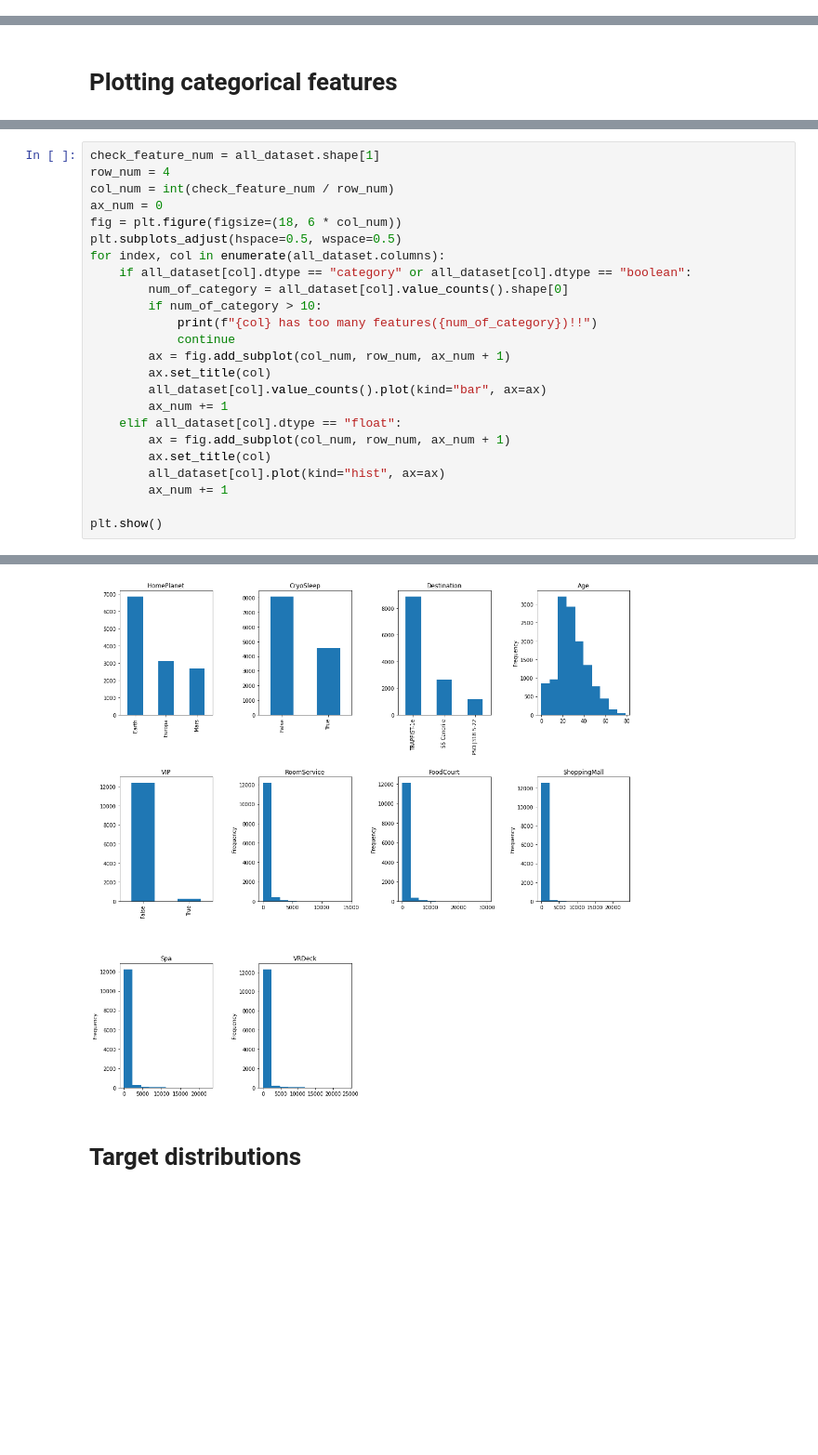
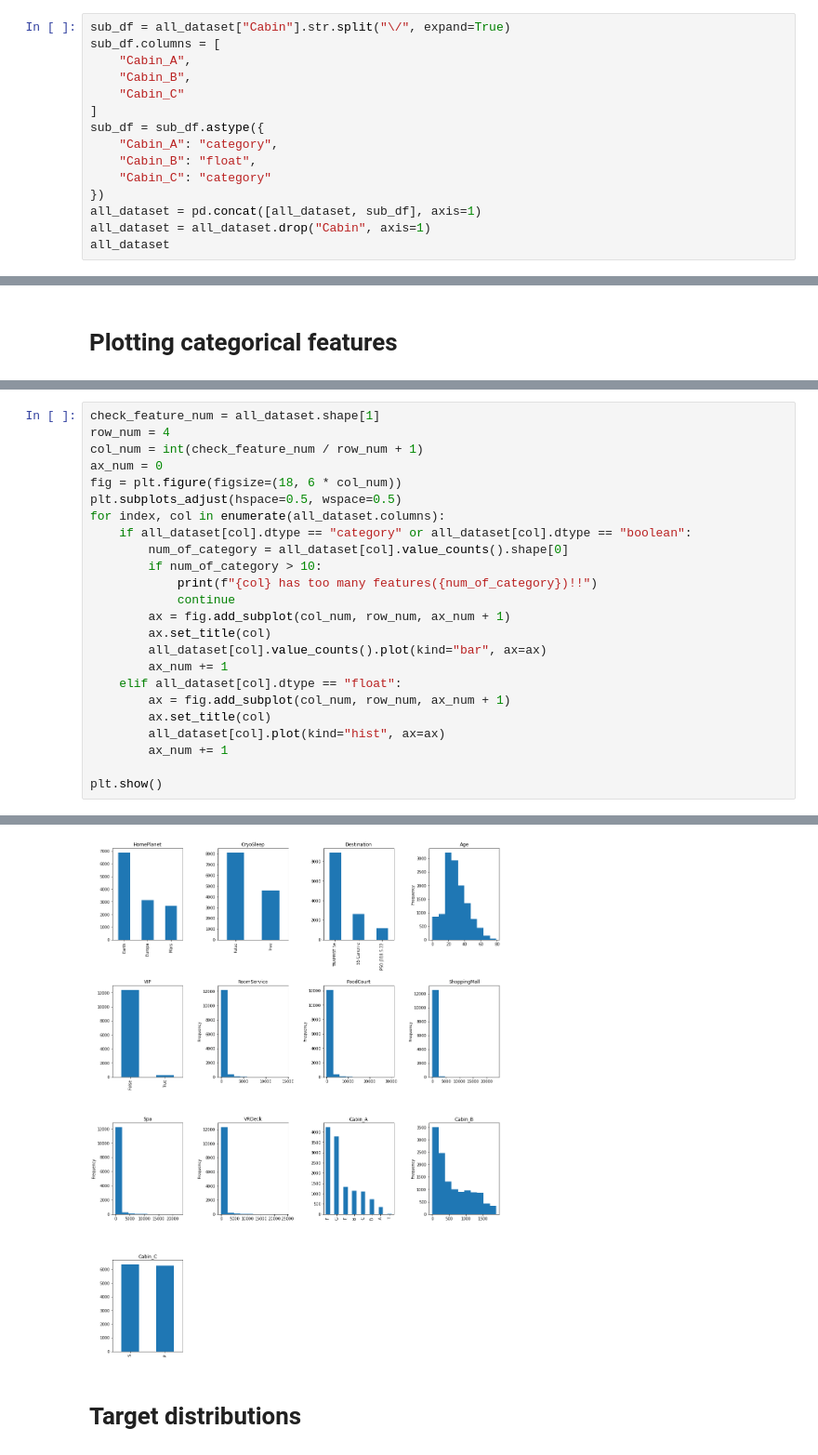
Before and after one commit to naninya/Kaggle, a Jupyter notebook: SpaceshipTitanic/src/DataAnalysis.ipynb, the cells around one changed output, grey strips where cells are left out. Shown at 93% size. Cells and saved outputs as stored; diff of their text form; blank space fills up the shorter version.

```diff
--- a/SpaceshipTitanic/src/DataAnalysis.ipynb
+++ b/SpaceshipTitanic/src/DataAnalysis.ipynb
@@ -162,0 +261,15 @@ object    -->    category
+# %%
+sub_df = all_dataset["Cabin"].str.split("\/", expand=True)
+sub_df.columns = [
+    "Cabin_A",
+    "Cabin_B",
+    "Cabin_C"
+]
+sub_df = sub_df.astype({
+    "Cabin_A": "category",
+    "Cabin_B": "float",
+    "Cabin_C": "category"
+})
+all_dataset = pd.concat([all_dataset, sub_df], axis=1)
+all_dataset = all_dataset.drop("Cabin", axis=1)
+all_dataset
@@ -165,7 +296,7 @@ object    -->    category
 # %%
 check_feature_num = all_dataset.shape[1]
 row_num = 4
-col_num = int(check_feature_num / row_num)
+col_num = int(check_feature_num / row_num + 1)
 ax_num = 0
 fig = plt.figure(figsize=(18, 6 * col_num))
 plt.subplots_adjust(hspace=0.5, wspace=0.5)
@@ -191,5 +321,5 @@ Cabin has too many features(9825)!!
 Name has too many features(12629)!!
-[figure, old version]
+[figure, new version]
 # %% [markdown]
 # Target distributions
 # %%
```
Also changed, not shown: parts of 14 cells of this notebook, 2 other files.
